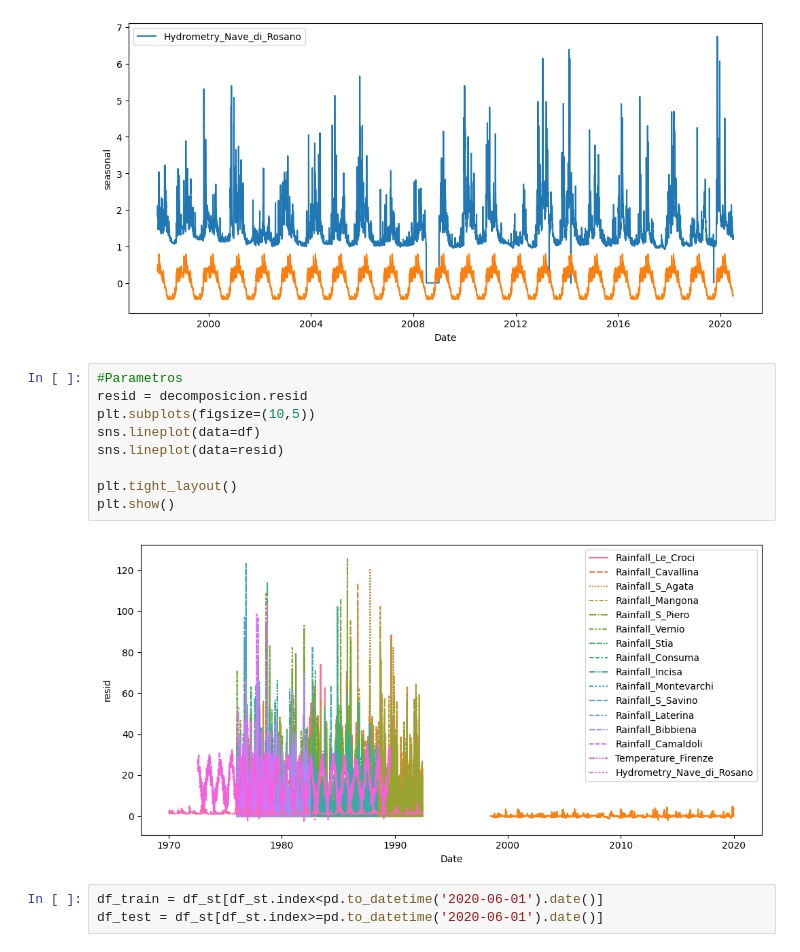
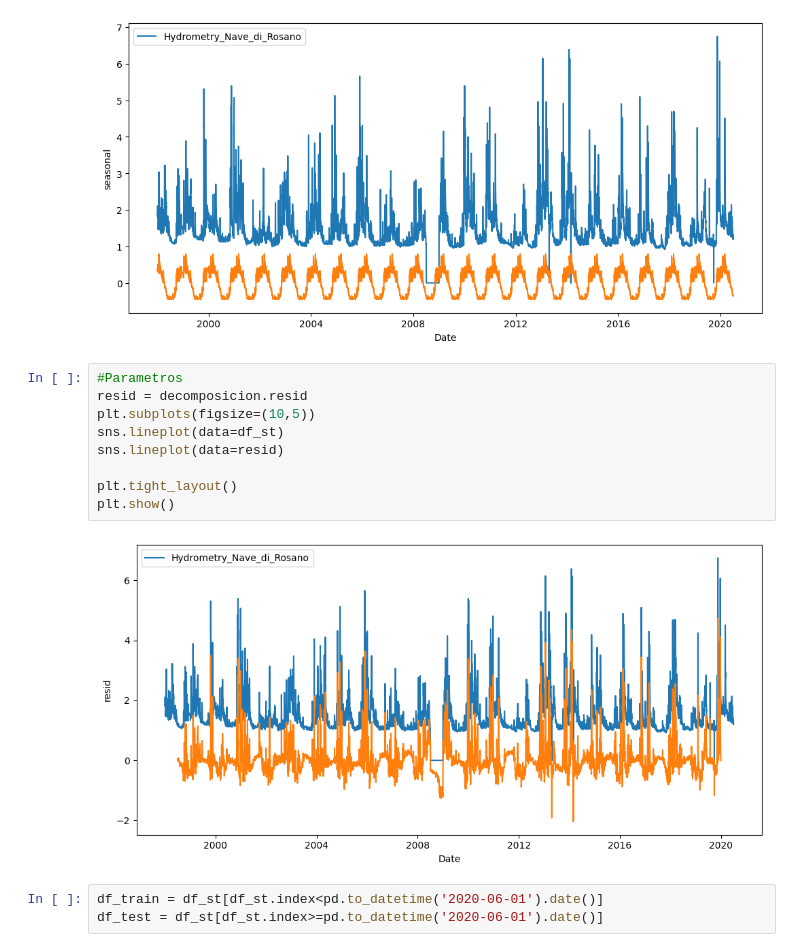
Before and after one commit to 4GeeksAcademy/Kaggle_exercise, a Jupyter notebook: src/explore.ipynb, the cells around one changed output. Drawn from its saved outputs; the diff is of its cells as text.

```diff
--- a/src/explore.ipynb
+++ b/src/explore.ipynb
@@ -110,14 +110,14 @@ plt.show()
 # %%
 #Parametros
 resid = decomposicion.resid
 plt.subplots(figsize=(10,5))
-sns.lineplot(data=df)
+sns.lineplot(data=df_st)
 sns.lineplot(data=resid)
 
 plt.tight_layout()
 plt.show()
 # %% [output]
-[figure, old version]
+[figure, new version]
 # %%
 df_train = df_st[df_st.index<pd.to_datetime('2020-06-01').date()]
 df_test = df_st[df_st.index>=pd.to_datetime('2020-06-01').date()]
```
